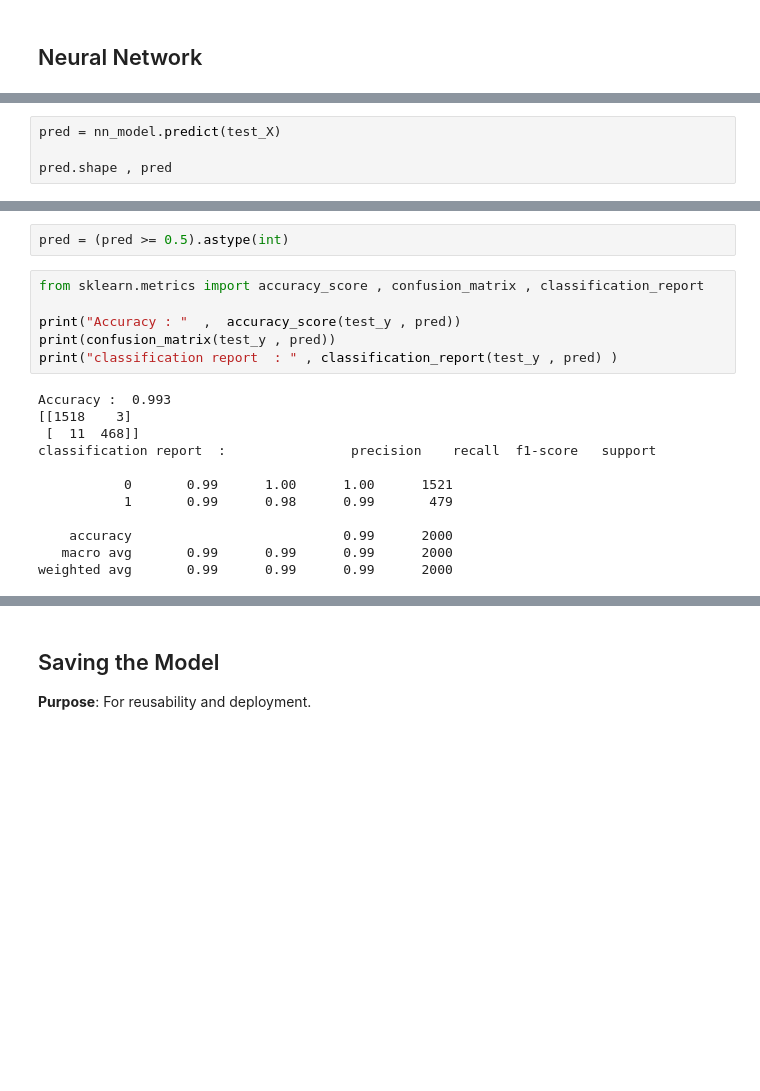
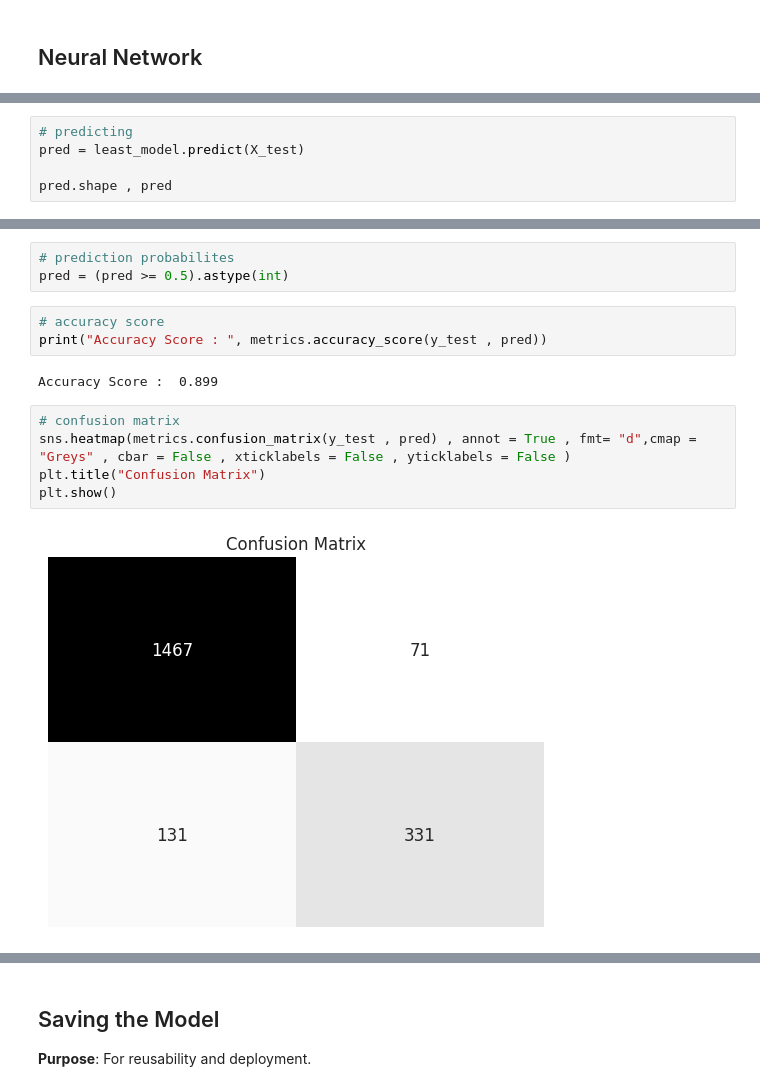
Before and after one commit to CodeByD3v/ML-Experiments, a Jupyter notebook: Asthma Detection Model/notebook/Asthma_Detection_Model.ipynb, the cells around one changed output, grey strips where cells are left out. Cells and saved outputs as stored; diff of their text form; blank space fills up the shorter version.

```diff
--- a/Asthma Detection Model/notebook/Asthma_Detection_Model.ipynb
+++ b/Asthma Detection Model/notebook/Asthma_Detection_Model.ipynb
@@ -729,5 +717,6 @@ Epoch 100/100
 # %%
-pred = nn_model.predict(test_X)
+# predicting
+pred = least_model.predict(X_test)
 
 pred.shape , pred
 # %% [output]
@@ -743,20 +732,15 @@ pred.shape , pred
 # %%
+# prediction probabilites
 pred = (pred >= 0.5).astype(int)
-# %%
-from sklearn.metrics import accuracy_score , confusion_matrix , classification_report
-
-print("Accuracy : "  ,  accuracy_score(test_y , pred))
-print(confusion_matrix(test_y , pred))
-print("classification report  : " , classification_report(test_y , pred) )
-# %% [output]
-Accuracy :  0.993
-[[1518    3]
- [  11  468]]
-classification report  :                precision    recall  f1-score   support
-
-           0       0.99      1.00      1.00      1521
-           1       0.99      0.98      0.99       479
-
-    accuracy                           0.99      2000
-   macro avg       0.99      0.99      0.99      2000
-weighted avg       0.99      0.99      0.99      2000
+# %%
+# accuracy score
+print("Accuracy Score : ", metrics.accuracy_score(y_test , pred))
+# %% [output]
+Accuracy Score :  0.899
+# %%
+# confusion matrix
+sns.heatmap(metrics.confusion_matrix(y_test , pred) , annot = True , fmt= "d",cmap = "Greys" , cbar = False , xticklabels = False , yticklabels = False )
+plt.title("Confusion Matrix")
+plt.show()
+# %% [output]
+[figure, added]
```
Also changed, not shown: parts of 23 cells of this notebook.
